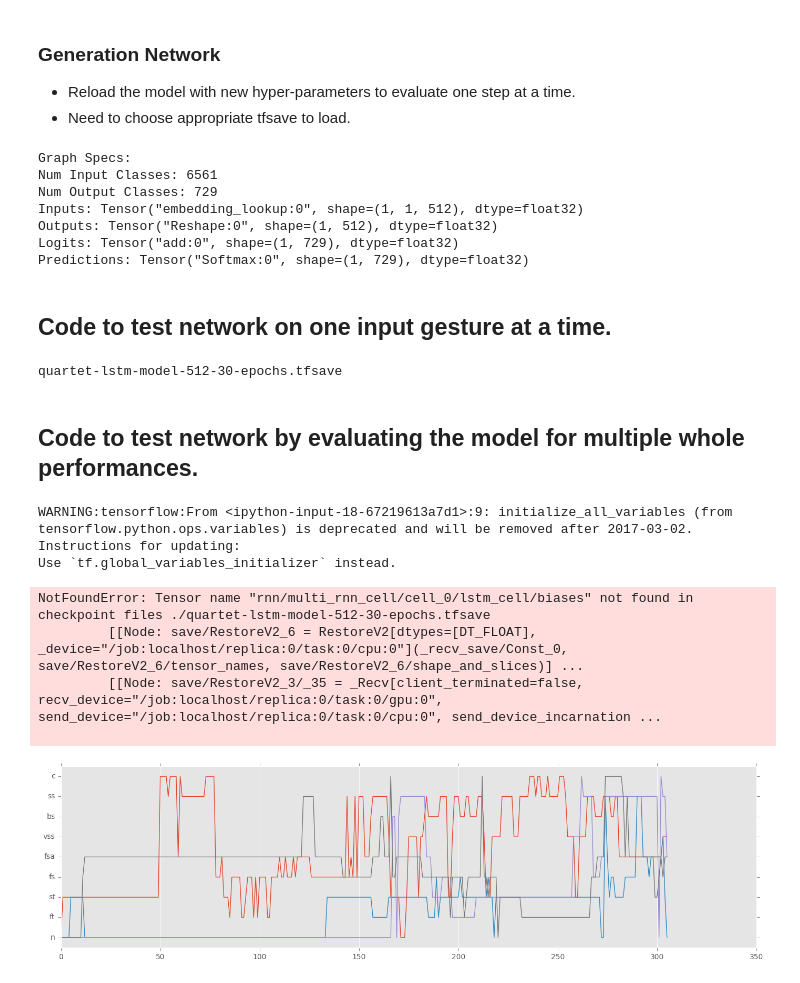
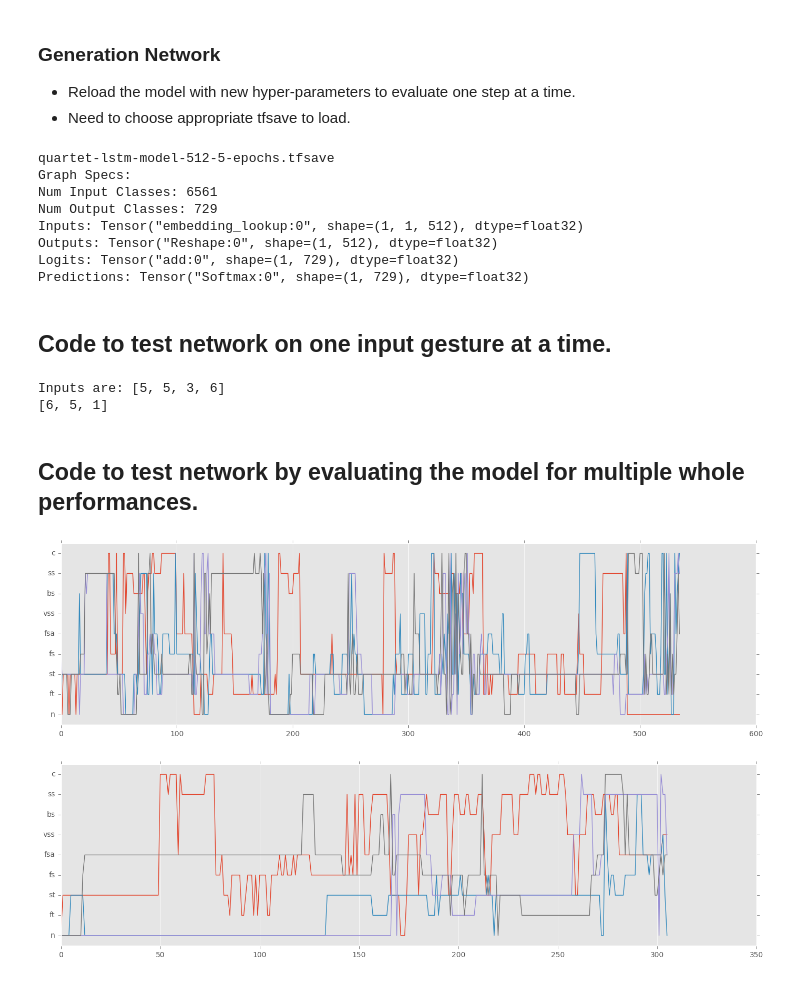
Before and after one commit to cpmpercussion/gesture-rnn, a Jupyter notebook: ensemble-level-LSTM-model.ipynb, the cells around one changed output. Cells and saved outputs as stored; diff of their text form; code cells hidden in the pictures.

```diff
--- a/ensemble-level-LSTM-model.ipynb
+++ b/ensemble-level-LSTM-model.ipynb
@@ -279,7 +281,8 @@ Epoch vs Training Losses
 ## Evaluating Network
 
 #model_name = "ensemble-lstm-model-10-epochs.tfsave"
-model_name = "quartet-lstm-model-512-30-epochs.tfsave"
+#model_name = "quartet-lstm-model-512-30-epochs.tfsave"
+model_name = "quartet-lstm-model-512-5-epochs.tfsave"
 
 batch_size = 1
 num_steps = 1
@@ -339,6 +342,7 @@ def plot_gesture_only_score(plot_title, gestures):
     #plt.close()
     plt.show()
 # %% [output]
+quartet-lstm-model-512-5-epochs.tfsave
 Graph Specs:
 Num Input Classes: 6561
 Num Output Classes: 729
@@ -350,14 +354,15 @@ Predictions: Tensor("Softmax:0", shape=(1, 729), dtype=float32)
 ## Code to test network on one input gesture at a time.
 # %%
 # Setup.
-with tf.Session() as sess:
-    sess.run(tf.initialize_all_variables())
-    saver.restore(sess, "./"+model_name)
+#with tf.Session() as sess:
+#    sess.run(tf.global_variables_initializer())
+#    saver.restore(sess, "./"+model_name)
 
 current_player_gesture = 0
 output_gestures = decode_ensemble_gestures(num_output_performers,0)
 state = None
 
+## This def sort of works.
 ## Start Generating Output:
 def generate_gesture_for_current_and_prev_ensemble_given_state(lead_player,prev_ensemble,state):
     """
@@ -365,8 +370,13 @@ def generate_gesture_for_current_and_prev_ensemble_given_state(lead_player,prev_
     Returns the current ensemble gestures and network state.
     """
     with tf.Session() as sess:
+        # Setup the model
+        sess.run(tf.global_variables_initializer())
+        saver.restore(sess, "./"+model_name)
+        # Apply the
         gesture_inputs = list(prev_ensemble)
         gesture_inputs.insert(0,lead_player)
+        print("Inputs are:",gesture_inputs)
         if state is not None:
             feed_dict = {x: [[encode_ensemble_gestures(gesture_inputs)]], init_state: state}
         else:
@@ -375,13 +385,15 @@ def generate_gesture_for_current_and_prev_ensemble_given_state(lead_player,prev_
         output_step = np.random.choice(num_output_classes,1,p=np.squeeze(preds))[0] # choose the output step
         output_gestures = decode_ensemble_gestures(num_output_performers,output_step)
         return output_gestures,state
-# %% [output]
-quartet-lstm-model-512-30-epochs.tfsave
 # %%
 ## Try Evaluating the model for one input gesture
-current_player_gesture = 0
+current_player_gesture = 5
 output_gestures, state = generate_gesture_for_current_and_prev_ensemble_given_state(current_player_gesture,output_gestures,state)
 print(output_gestures)
+#print(state[0])
+# %% [output]
+Inputs are: [5, 5, 3, 6]
+[6, 5, 1]
 # %% [markdown]
 ## Code to test network by evaluating the model for multiple whole performances.
 # %%
@@ -397,44 +409,38 @@ player_one = player_one.tolist()
 
 with tf.Session() as sess:
     # possibly restore all variables
-    sess.run(tf.initialize_all_variables())
+    sess.run(tf.global_variables_initializer())
     saver.restore(sess, "./"+model_name)
 
     # start generating output
     state = None
     output_perf = []
     output_gestures = decode_ensemble_gestures(num_output_performers,0)
 
     for current_step in player_one:
         gesture_inputs = list(output_gestures)
         gesture_inputs.insert(0,current_step)
         if state is not None:
             feed_dict = {x: [[encode_ensemble_gestures(gesture_inputs)]], init_state: state}
         else:
             feed_dict = {x: [[encode_ensemble_gestures(gesture_inputs)]]}
         preds,state = sess.run([predictions,final_state],feed_dict=feed_dict)
         output_step = np.random.choice(num_output_classes,1,p=np.squeeze(preds))[0] # choose the output step
         output_gestures = decode_ensemble_gestures(num_output_performers,output_step)
         output_perf.append(output_gestures)
 
 out = np.array(output_perf)
 len(out.T)
 for i, seq in enumerate(out.T):
     generated_performance[i] = seq
 
 #output_perf = pd.DataFrame({j:output_perf})
 #generated_performance[j] = output_perf[j]
 
 #generated_performance.to_csv("100epoch-ensemble-performances")
 plot_gesture_only_score("quartet-performance", generated_performance)
 # %% [output]
-WARNING:tensorflow:From <ipython-input-18-67219613a7d1>:9: initialize_all_variables (from tensorflow.python.ops.variables) is deprecated and will be removed after 2017-03-02.
-Instructions for updating:
-Use `tf.global_variables_initializer` instead.
-NotFoundError: Tensor name "rnn/multi_rnn_cell/cell_0/lstm_cell/biases" not found in checkpoint files ./quartet-lstm-model-512-30-epochs.tfsave
-         [[Node: save/RestoreV2_6 = RestoreV2[dtypes=[DT_FLOAT], _device="/job:localhost/replica:0/task:0/cpu:0"](_recv_save/Const_0, save/RestoreV2_6/tensor_names, save/RestoreV2_6/shape_and_slices)] ...
-         [[Node: save/RestoreV2_3/_35 = _Recv[client_terminated=false, recv_device="/job:localhost/replica:0/task:0/gpu:0", send_device="/job:localhost/replica:0/task:0/cpu:0", send_device_incarnation ...
-
+[figure, added]
 # %%
 def plot_gesture_only_score(plot_title, gestures):
     """
```
Also changed, not shown: parts of 2 cells of this notebook.
